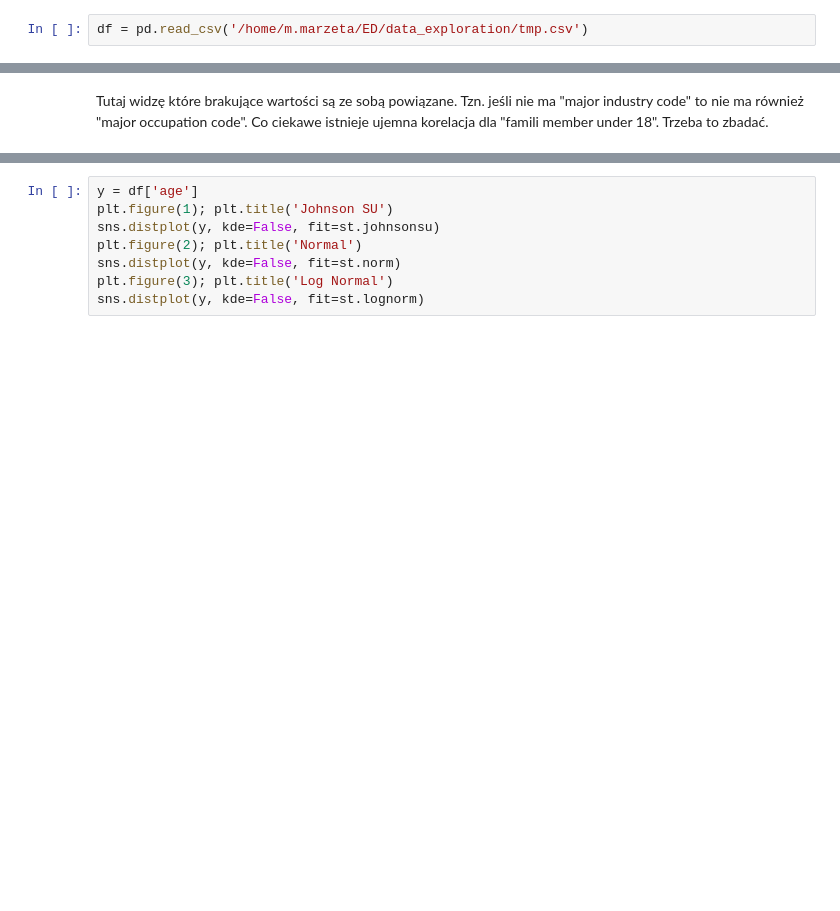
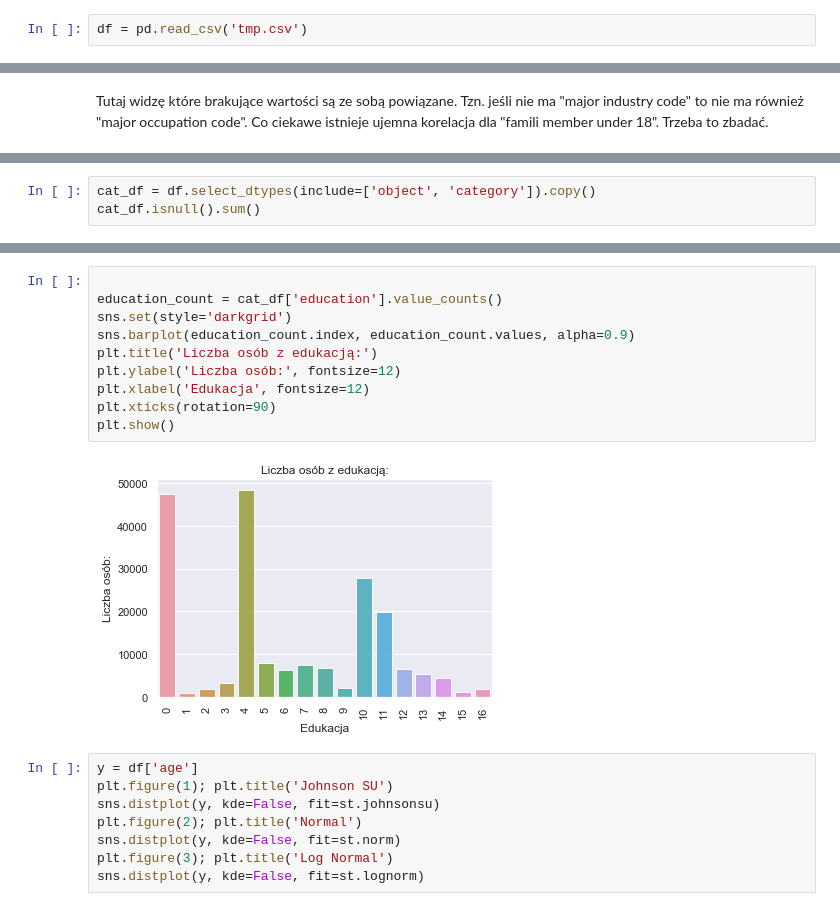
Before and after one commit to mMarzeta/data_exploration, a Jupyter notebook: ed.ipynb, the cells around one changed output, grey strips where cells are left out. Drawn from its saved outputs; the diff is of its cells as text; blank space fills up the shorter version.

```diff
--- a/ed.ipynb
+++ b/ed.ipynb
@@ -9,7 +12,7 @@ import scipy.stats as st
 from sklearn import ensemble, tree, linear_model
 import missingno as msno
 # %%
-df = pd.read_csv('/home/m.marzeta/ED/data_exploration/tmp.csv')
+df = pd.read_csv('tmp.csv')
 # %%
 # wyrzucam dane ktorych nie ma
 df = df.replace(' Not in universe', np.nan)
@@ -122,0 +201,3 @@ df.skew(), df.kurt()
+# %%
+cat_df = df.select_dtypes(include=['object', 'category']).copy()
+cat_df.isnull().sum()
@@ -123,3 +229,15 @@ df.skew(), df.kurt()
+# %%
+
+education_count = cat_df['education'].value_counts()
+sns.set(style='darkgrid')
+sns.barplot(education_count.index, education_count.values, alpha=0.9)
+plt.title('Liczba osób z edukacją:')
+plt.ylabel('Liczba osób:', fontsize=12)
+plt.xlabel('Edukacja', fontsize=12)
+plt.xticks(rotation=90)
+plt.show()
+# %% [output]
+[figure, added]
 # %%
 y = df['age']
 plt.figure(1); plt.title('Johnson SU')
```
Also changed, not shown: parts of 16 cells of this notebook.
